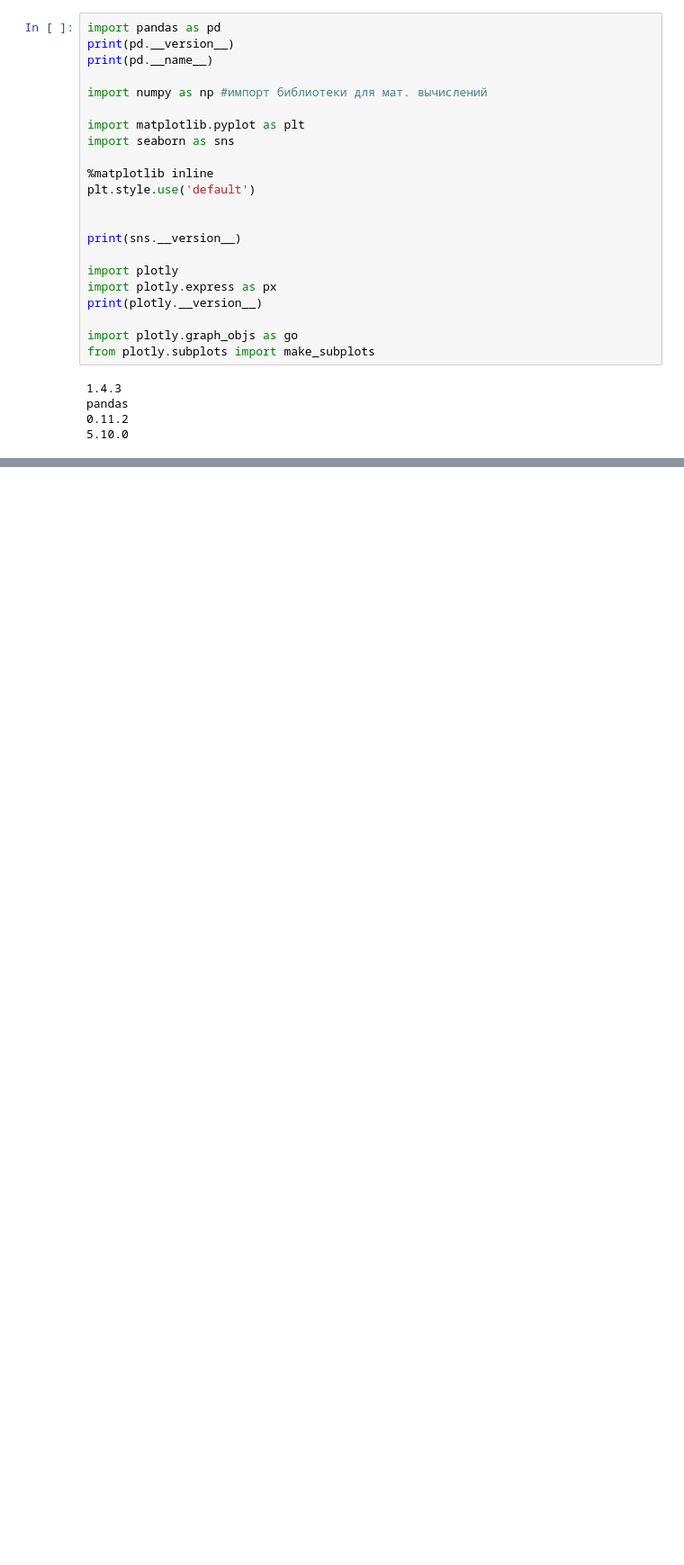
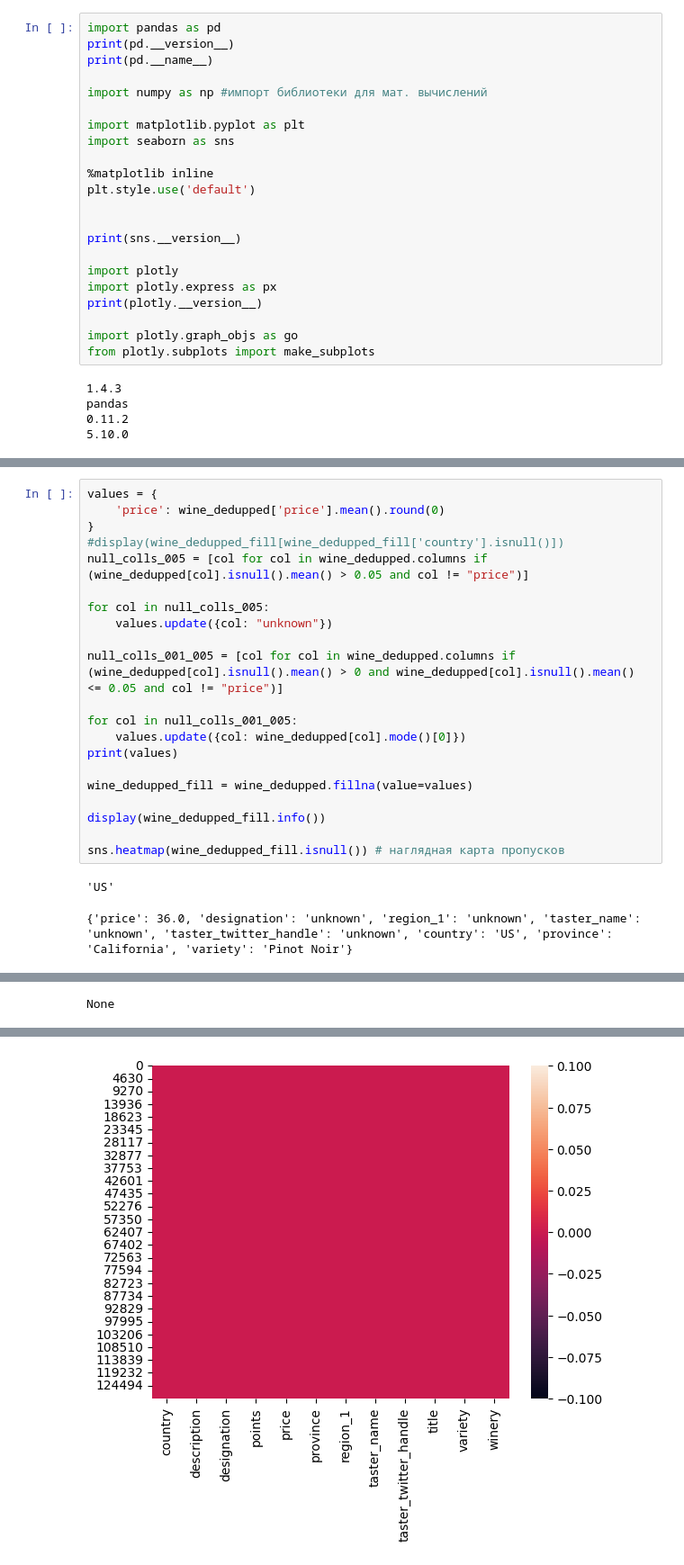
Before and after one commit to kdunaev-a10/SkillFactory-DTS, a Jupyter notebook: module-EDA/EDA-1/eda-1.ipynb, the cells around one changed output, grey strips where cells are left out. Shown at 90% size. Saved outputs shown, nothing was run; the diff lists cells and outputs as text; blank space fills up the shorter version.

```diff
--- a/module-EDA/EDA-1/eda-1.ipynb
+++ b/module-EDA/EDA-1/eda-1.ipynb
@@ -686,0 +220,24 @@ print(f'Результирующее число признаков: {information
+# %%
+values = {
+    'price': wine_dedupped['price'].mean().round(0)
+}
+#display(wine_dedupped_fill[wine_dedupped_fill['country'].isnull()])
+null_colls_005 = [col for col in wine_dedupped.columns if (wine_dedupped[col].isnull().mean() > 0.05 and col != "price")]
+
+for col in null_colls_005:
+    values.update({col: "unknown"})
+
+null_colls_001_005 = [col for col in wine_dedupped.columns if (wine_dedupped[col].isnull().mean() > 0 and wine_dedupped[col].isnull().mean() <= 0.05 and col != "price")]
+
+for col in null_colls_001_005:
+    values.update({col: wine_dedupped[col].mode()[0]})
+print(values)
+
+wine_dedupped_fill = wine_dedupped.fillna(value=values)
+
+display(wine_dedupped_fill.info())
+
+sns.heatmap(wine_dedupped_fill.isnull()) # наглядная карта пропусков
+# %% [output]
+'US'
+{'price': 36.0, 'designation': 'unknown', 'region_1': 'unknown', 'taster_name': 'unknown', 'taster_twitter_handle': 'unknown', 'country': 'US', 'province': 'California', 'variety': 'Pinot Noir'}
@@ -686,0 +293 @@ print(f'Результирующее число признаков: {information
+None
@@ -686,0 +306 @@ print(f'Результирующее число признаков: {information
+[figure, added]
```
Also changed, not shown: parts of 63 cells of this notebook, 1 other file.
